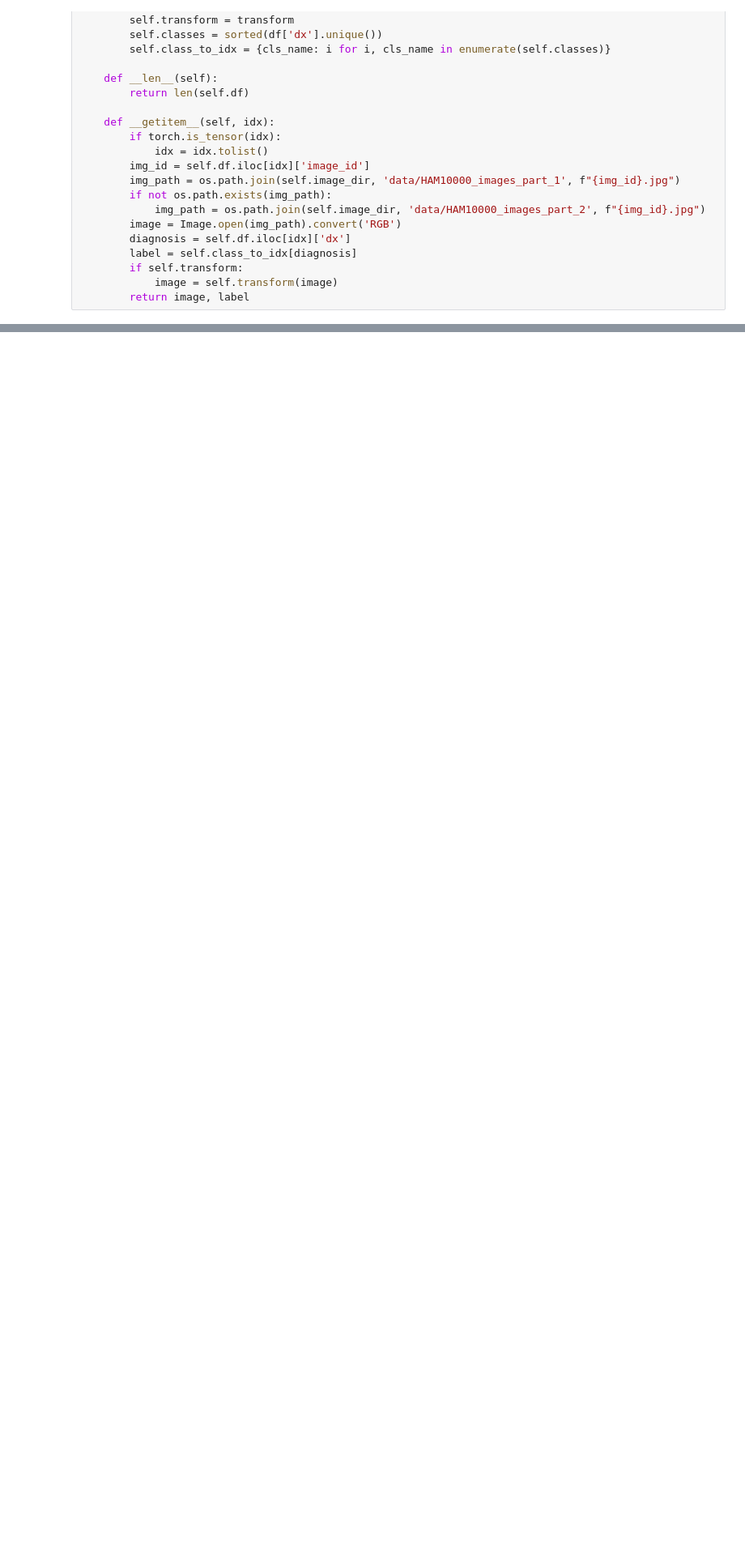
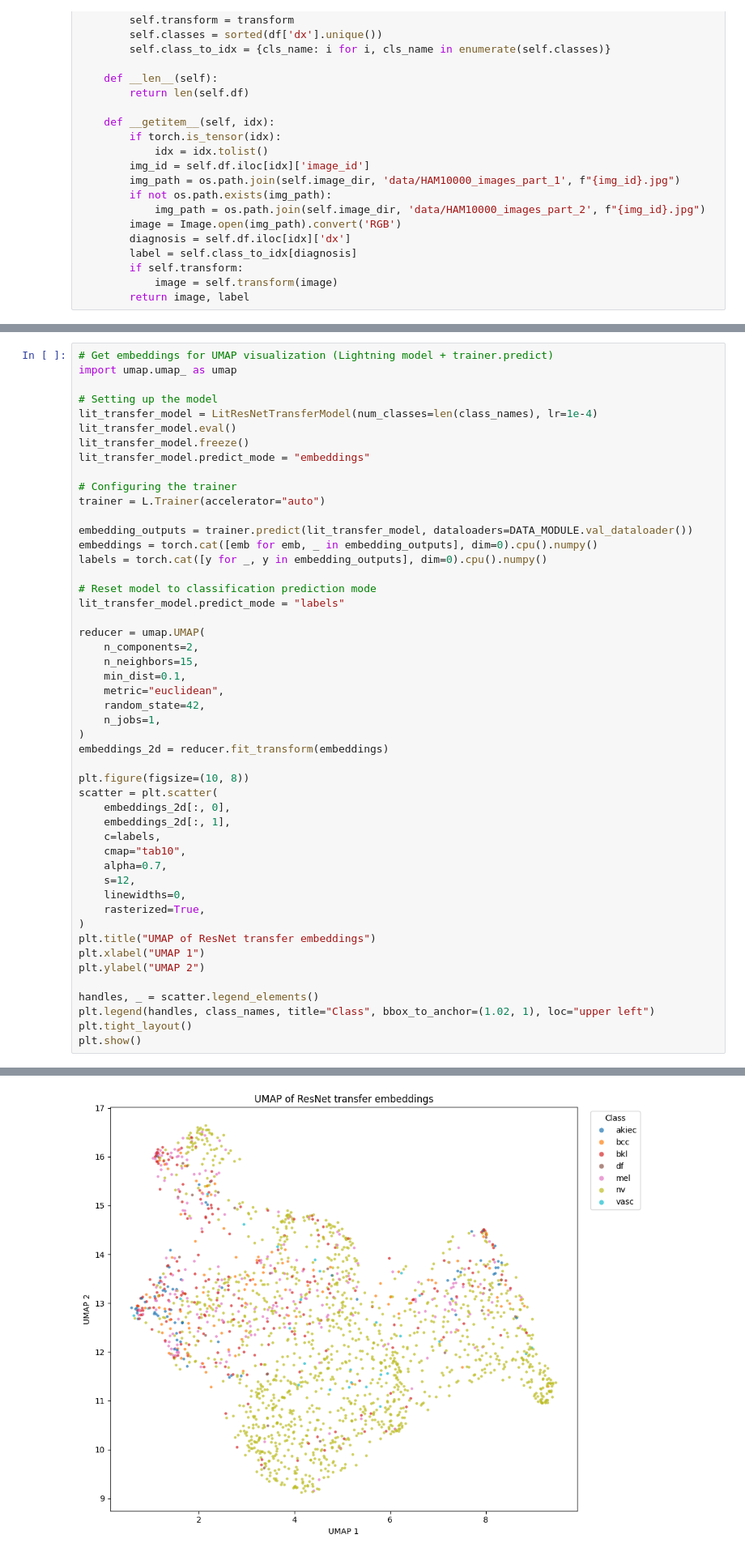
Before and after one commit to lore-dsmdt/D012554A_2025, a Jupyter notebook: notebooks/day_9/5-foundation-models.ipynb, the cells around one changed output, grey strips where cells are left out. Shown at 81% size. Saved outputs shown, nothing was run; the diff lists cells and outputs as text; blank space fills up the shorter version.

Commit message:
Update foundation models notebook with more content and included results

```diff
--- a/notebooks/day_9/5-foundation-models.ipynb
+++ b/notebooks/day_9/5-foundation-models.ipynb
@@ -243,0 +265,50 @@ y_true_tl = torch.cat([y for _, y in raw_preds]).cpu().numpy()
+# %%
+# Get embeddings for UMAP visualization (Lightning model + trainer.predict)
+import umap.umap_ as umap
+
+# Setting up the model
+lit_transfer_model = LitResNetTransferModel(num_classes=len(class_names), lr=1e-4)
+lit_transfer_model.eval()
+lit_transfer_model.freeze()
+lit_transfer_model.predict_mode = "embeddings"
+
+# Configuring the trainer
+trainer = L.Trainer(accelerator="auto")
+
+embedding_outputs = trainer.predict(lit_transfer_model, dataloaders=DATA_MODULE.val_dataloader())
+embeddings = torch.cat([emb for emb, _ in embedding_outputs], dim=0).cpu().numpy()
+labels = torch.cat([y for _, y in embedding_outputs], dim=0).cpu().numpy()
+
+# Reset model to classification prediction mode
+lit_transfer_model.predict_mode = "labels"
+
+reducer = umap.UMAP(
+    n_components=2,
+    n_neighbors=15,
+    min_dist=0.1,
+    metric="euclidean",
+    random_state=42,
+    n_jobs=1,
+)
+embeddings_2d = reducer.fit_transform(embeddings)
+
+plt.figure(figsize=(10, 8))
+scatter = plt.scatter(
+    embeddings_2d[:, 0],
+    embeddings_2d[:, 1],
+    c=labels,
+    cmap="tab10",
+    alpha=0.7,
+    s=12,
+    linewidths=0,
+    rasterized=True,
+)
+plt.title("UMAP of ResNet transfer embeddings")
+plt.xlabel("UMAP 1")
+plt.ylabel("UMAP 2")
+
+handles, _ = scatter.legend_elements()
+plt.legend(handles, class_names, title="Class", bbox_to_anchor=(1.02, 1), loc="upper left")
+plt.tight_layout()
+plt.show()
+# %% [output]
@@ -243,0 +324 @@ y_true_tl = torch.cat([y for _, y in raw_preds]).cpu().numpy()
+[figure, added]
```
Also changed, not shown: parts of 25 cells of this notebook.
